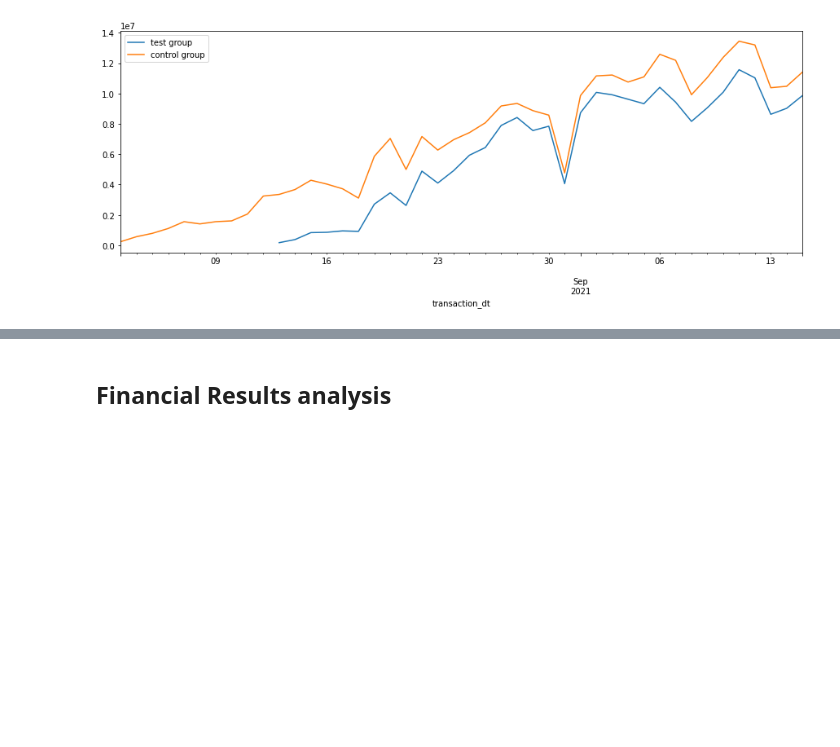
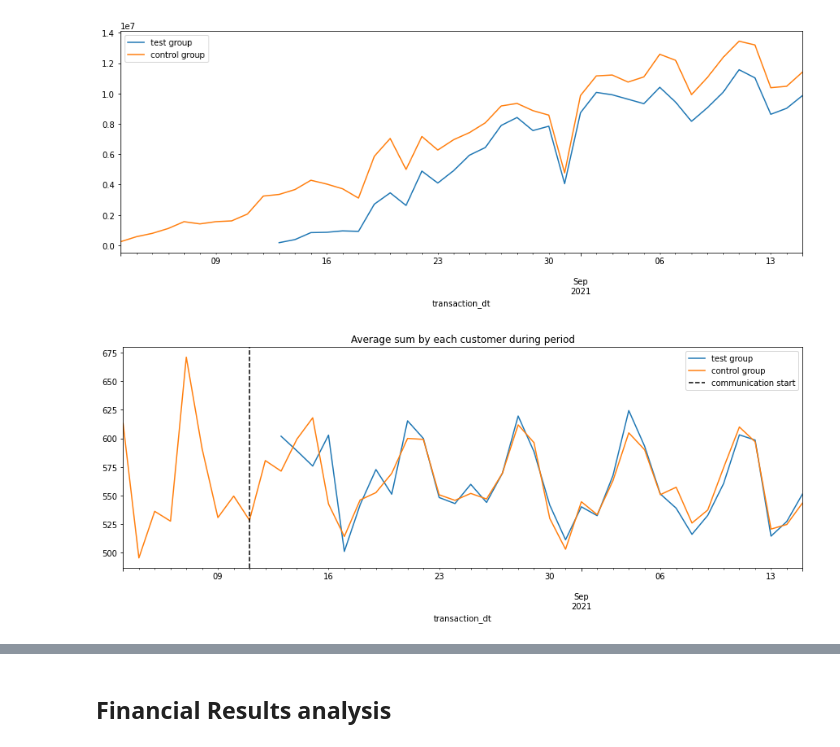
Before and after one commit to daniildzheparov999/digital_compaign_analysis, a Jupyter notebook: hw.ipynb, the cells around one changed output, grey strips where cells are left out. Cells and saved outputs as stored; diff of their text form; code cells hidden in the pictures; blank space fills up the shorter version.

```diff
--- a/hw.ipynb
+++ b/hw.ipynb
@@ -644,0 +656,6 @@ Number of customers in control group:  14309
+# %%
+test_group_aggreg['unique_cust'] = test_group.groupby('transaction_dt')['cust_id'].nunique()
+test_group_aggreg['sum_by_unique_cust'] = round(test_group_aggreg['txn_sum'] / test_group_aggreg['unique_cust'], 2)
+# %%
+control_group_aggreg['unique_cust'] = control_group.groupby('transaction_dt')['cust_id'].nunique()
+control_group_aggreg['sum_by_unique_cust'] = round(control_group_aggreg['txn_sum'] / control_group_aggreg['unique_cust'], 2)
@@ -644,0 +703,3 @@ Number of customers in control group:  14309
+# %%
+test_group_aggreg['transaction_dt'] = pd.to_datetime(test_group_aggreg['transaction_dt'])
+control_group_aggreg['transaction_dt'] = pd.to_datetime(control_group_aggreg['transaction_dt'])
@@ -645,3 +725,6 @@ Number of customers in control group:  14309
+# %%
+test_group_aggreg.index = test_group_aggreg['transaction_dt']
+control_group_aggreg.index = control_group_aggreg['transaction_dt']
 # %%
 test_group_aggreg['txn_sum'].plot(figsize=(15,5), label='test group')
 control_group_aggreg['txn_sum'].plot(figsize=(15,5), label='control group')
@@ -650,3 +736,14 @@ plt.legend()
 plt.show()
 # %% [output]
 [figure]
+# %%
+test_group_aggreg['sum_by_cust'].plot(figsize=(15,5), label='test group')
+control_group_aggreg['sum_by_cust'].plot(figsize=(15,5), label='control group')
+
+#plt.plot(test_group_aggreg['transaction_dt'], test_group_aggreg['txn_sum'], figure=(15,5))
+plt.axvline('2021-08-11', color='black', ls='--', label='communication start')
+plt.title('Average sum by each customer during period')
+plt.legend()
+plt.show()
+# %% [output]
+[figure, added]
```
Also changed, not shown: parts of 17 cells of this notebook.
